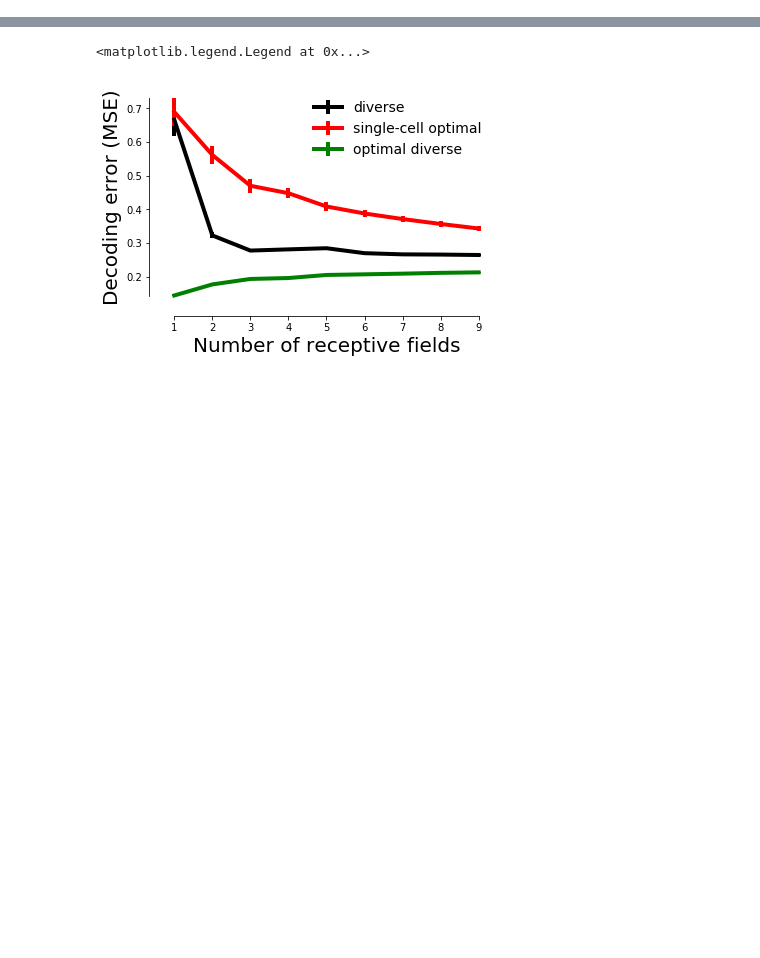
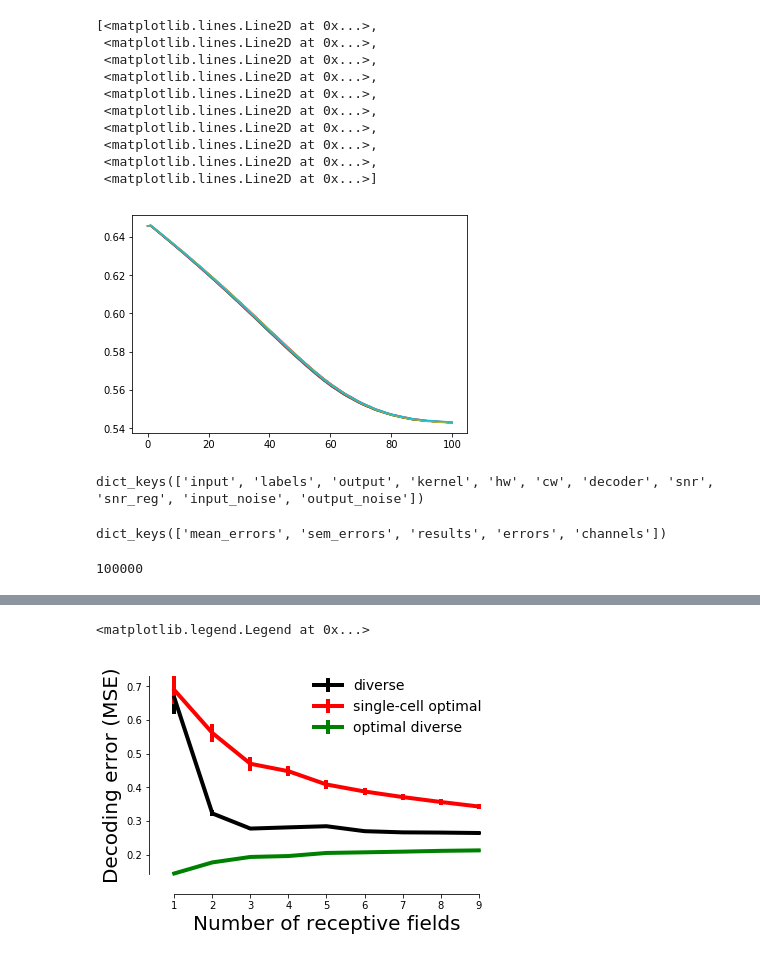
Before and after one commit to lmcintosh/ipython-notebooks, a Jupyter notebook: baccuslab/2017 10-10 Surround revisions.ipynb, the cells around one changed output, grey strips where cells are left out. Drawn from its saved outputs; the diff is of its cells as text; code cells hidden in the pictures; blank space fills up the shorter version.

```diff
--- a/baccuslab/2017 10-10 Surround revisions.ipynb
+++ b/baccuslab/2017 10-10 Surround revisions.ipynb
@@ -42,0 +100,26 @@ from matplotlib.ticker import MultipleLocator, FormatStrFormatter
+# %%
+plt.plot(np.stack(both_results['homogenous']['results'][-1]['cw']))
+# %% [output]
+[<matplotlib.lines.Line2D at 0x...>,
+ <matplotlib.lines.Line2D at 0x...>,
+ <matplotlib.lines.Line2D at 0x...>,
+ <matplotlib.lines.Line2D at 0x...>,
+ <matplotlib.lines.Line2D at 0x...>,
+ <matplotlib.lines.Line2D at 0x...>,
+ <matplotlib.lines.Line2D at 0x...>,
+ <matplotlib.lines.Line2D at 0x...>,
+ <matplotlib.lines.Line2D at 0x...>,
+ <matplotlib.lines.Line2D at 0x...>]
+[figure, added]
+# %%
+both_results['homogenous']['results'][-1].keys()
+# %% [output]
+dict_keys(['input', 'labels', 'output', 'kernel', 'hw', 'cw', 'decoder', 'snr', 'snr_reg', 'input_noise', 'output_noise'])
+# %%
+both_results['homogenous'].keys()
+# %% [output]
+dict_keys(['mean_errors', 'sem_errors', 'results', 'errors', 'channels'])
+# %%
+len(both_results['homogenous']['errors'][0])
+# %% [output]
+100000
```
Also changed, not shown: parts of 110 cells of this notebook.
